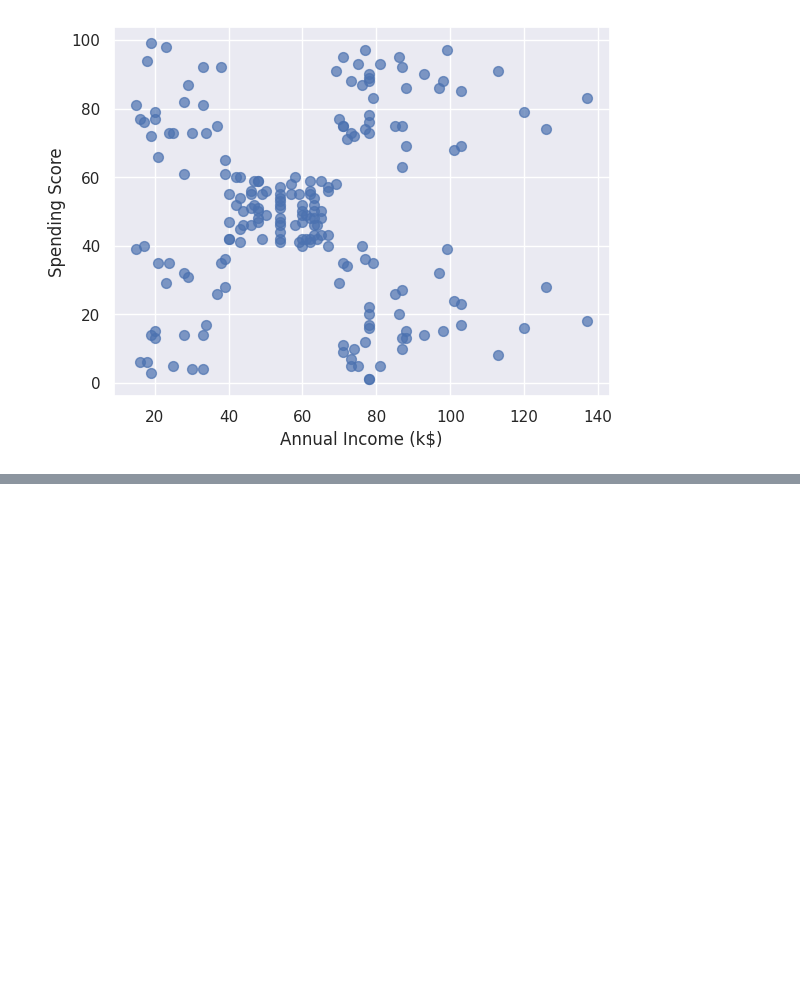
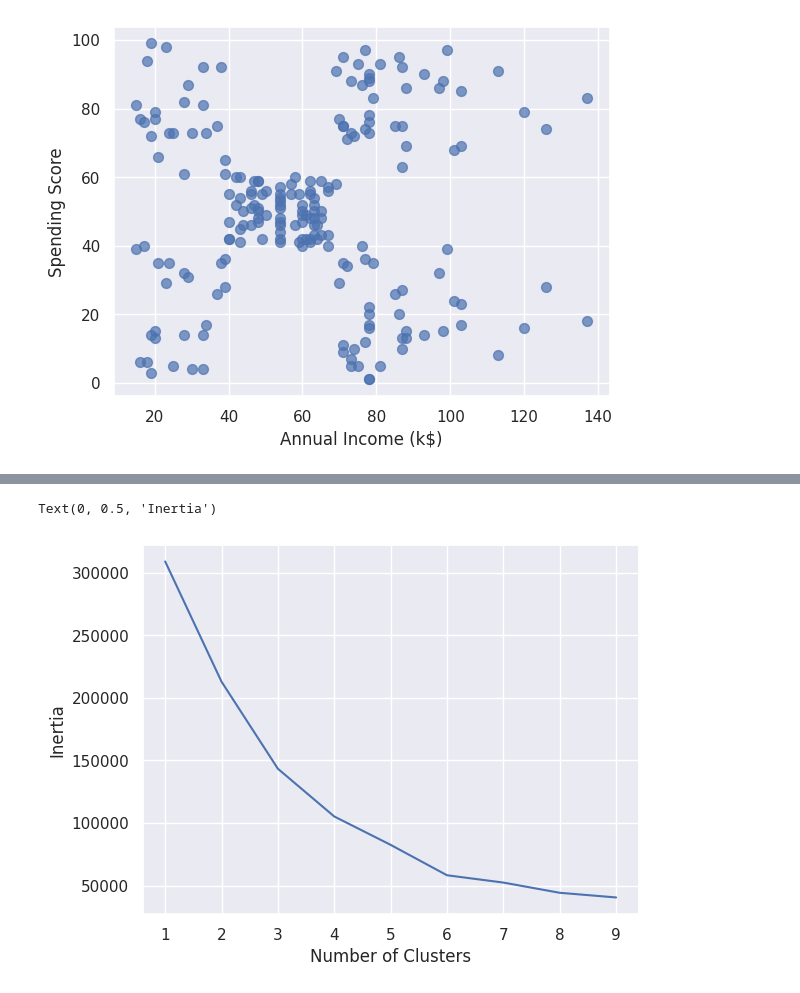
Before and after one commit to bolicnikola/Applied-Machine-Learning-And-AI, a Jupyter notebook: Unsupervised_Learning_with_kMeans.ipynb, the cells around one changed output, grey strips where cells are left out. Drawn from its saved outputs; the diff is of its cells as text; code cells hidden in the pictures; blank space fills up the shorter version.

```diff
--- a/Unsupervised_Learning_with_kMeans.ipynb
+++ b/Unsupervised_Learning_with_kMeans.ipynb
@@ -75,0 +116,7 @@ Text(0, 0.5, 'Spending Score')
+# %%
+from sklearn.preprocessing import LabelEncoder
+
+df = customers.copy()
+encoder = LabelEncoder()
+df['Gender'] = encoder.fit_transform(df['Gender'])
+df.head()
@@ -75,0 +130,15 @@ Text(0, 0.5, 'Spending Score')
+# %%
+points = df.iloc[:, 1:5].values
+inertias = []
+
+for i in range(1, 10):
+    kmeans = KMeans(n_clusters=i, random_state=0)
+    kmeans.fit(points)
+    inertias.append(kmeans.inertia_)
+
+plt.plot(range(1, 10), inertias)
+plt.xlabel('Number of Clusters')
+plt.ylabel('Inertia')
+# %% [output]
+Text(0, 0.5, 'Inertia')
+[figure, added]
```
Also changed, not shown: parts of 7 cells of this notebook.
